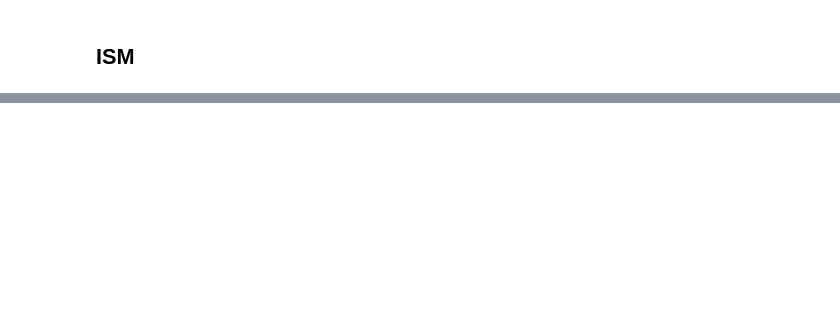
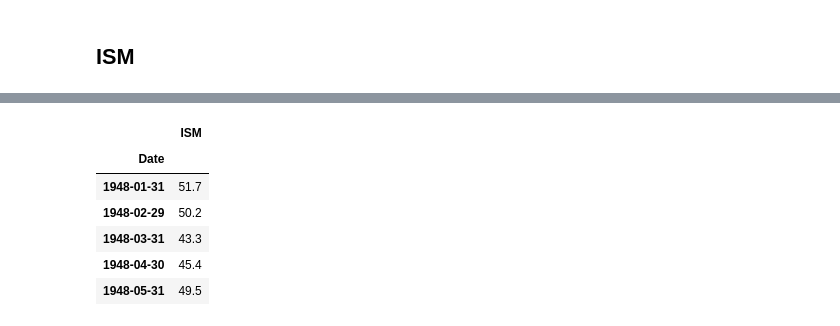
Before and after one commit to santoromano/Macro-Cross-Sectional-Analysis, a Jupyter notebook: data_prep.ipynb, the cells around one changed output, grey strips where cells are left out. Cells and saved outputs as stored; diff of their text form; code cells hidden in the pictures; blank space fills up the shorter version.

```diff
--- a/data_prep.ipynb
+++ b/data_prep.ipynb
@@ -124 +141,14 @@ ism_data.head()
 | 1949-03-31 | 34.5 |
+# %%
+# ISM Monthly
+ism_monthly = pd.read_excel("ism_monthly.xlsx", index_col=0)
+ism_monthly = ism_monthly.sort_values(by='Date')
+ism_monthly.head()
+# %% [output]
+|  | ISM |
+| Date |  |
+| 1948-01-31 | 51.7 |
+| 1948-02-29 | 50.2 |
+| 1948-03-31 | 43.3 |
+| 1948-04-30 | 45.4 |
+| 1948-05-31 | 49.5 |
```
Also changed, not shown: parts of 10 cells of this notebook.
